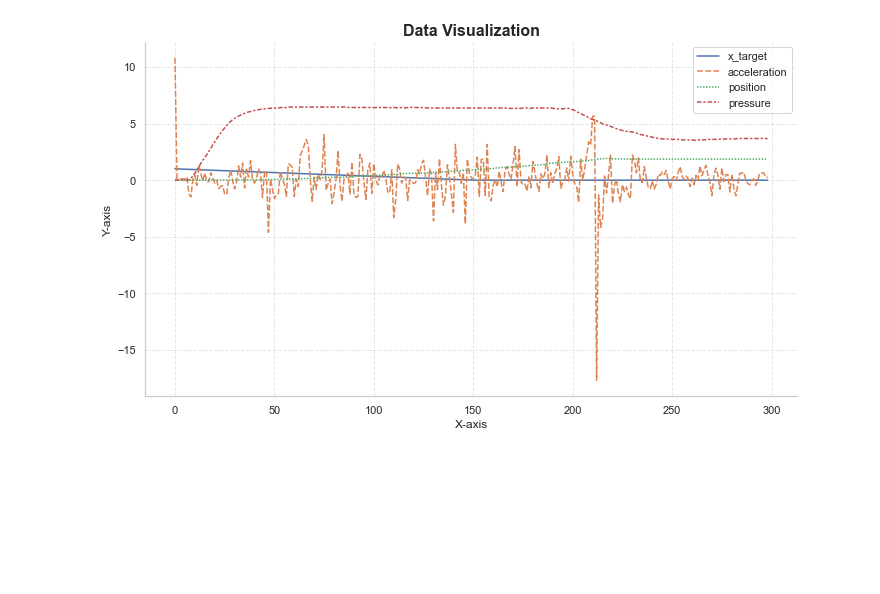
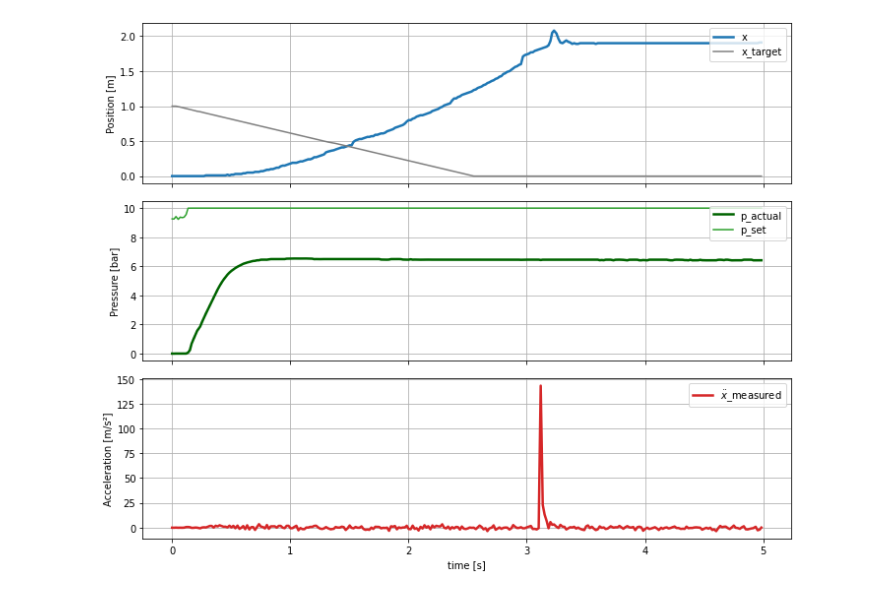
Before and after one commit to Sven-J-Steinert/Rocket-Hopper-DDPG, a Jupyter notebook: postprocessing.ipynb, the cells around one changed output. Saved outputs shown, nothing was run; the diff lists cells and outputs as text; code cells hidden in the pictures; blank space fills up the shorter version.

```diff
--- a/postprocessing.ipynb
+++ b/postprocessing.ipynb
@@ -0,0 +70,9 @@
+# %%
+# run 2 to 4 - mapping was correct
+names = ['logs_2024_01_25_-_15_24_03','logs_2024_01_25_-_15_30_25','logs_2024_01_25_-_15_30_55']
+
+for i, name in enumerate(names):
+    file = f'./{folder}/{name}.txt'
+    df = pd.read_csv(file)
+    df = recreate_action(df)
+    df.to_csv(f'{folder}/run{i+2}.csv', index=False)
@@ -1,38 +81,62 @@
 # %%
 import pandas as pd
-import seaborn as sns
 import matplotlib.pyplot as plt
-# Replace 'data.csv' with the actual path to your CSV file
-csv_file = 'logs_2024_01_25_-_15_30_55.txt'
+import numpy as np
 
-# Load CSV into a Pandas DataFrame
-df = pd.read_csv(csv_file)
+folder = 'logs'
+runs = ['run1','run2','run3','run4']
+file_type = 'csv'
 
-# Drop the 'Loop Time' and 'Teensy Timer' columns
-df.drop(['loop_timer', 'teensy_time', 'counter'], axis=1, inplace=True)
 
-# Set the style
-sns.set(style="whitegrid")
+def plot_columns(df,i):
+    fig, axes = plt.subplots(3, 1, figsize=(10, 8))
 
-# Create a figure and axes
-fig, ax = plt.subplots(figsize=(10, 6))
+    timestamps = np.array(df['loop_timer'])
+    time = (timestamps - timestamps[0])
 
-# Plot the dataframe
-sns.lineplot(data=df, ax=ax)
+    # Plot position
+    axes[0].plot(time, np.array(df['position']),label='x',linewidth=2.5)
+    axes[0].plot(time, np.array(df['x_target']),label='x_target',color="tab:grey")
+    #axes[0].set_title('Position')
+    #axes[0].set_xlabel('time [s]')
+    axes[0].set_ylabel('Position [m]')
+    axes[0].legend(loc='upper right')
+    axes[0].tick_params(axis='x', which='both', bottom=True, top=False, labelbottom=False)
+    axes[0].grid(True)
 
-# Set the title, x-axis label, and y-axis label
-ax.set_title('Data Visualization', fontsize=16, fontweight='bold')
-ax.set_xlabel('X-axis', fontsize=12)
-ax.set_ylabel('Y-axis', fontsize=12)
+    # Plot pressure
+    axes[1].plot(time, np.array(df['pressure']),label='p_actual',color="darkgreen",linewidth=2.5)
+    axes[1].plot(time, np.array(df['action']),label='p_set',color="tab:green",linewidth=1.5)
+    #axes[1].set_title('Pressure')
+    axes[1].set_ylabel('Pressure [bar]')
+    axes[1].legend(loc='upper right')
+    axes[1].tick_params(axis='x', which='both', bottom=True, top=False, labelbottom=False)
+    axes[1].grid(True)
 
-# Add grid lines
-ax.grid(True, linestyle='--', alpha=0.5)
+    # Plot acceleration
+    axes[2].plot(time, np.array(df['acceleration']),label='$\ddot{x}$_measured',color="tab:red",linewidth=2.5)
+    #axes[2].set_title('Acceleration')
+    #axes[2].set_xlabel('time [s]')
+    axes[2].set_ylabel('Acceleration [m/s²]')
+    axes[2].legend(loc='upper right')
+    axes[2].set_xlabel('time [s]')
+    axes[2].grid(True)
 
-# Remove the top and right spines
-ax.spines['top'].set_visible(False)
-ax.spines['right'].set_visible(False)
+    plt.tight_layout()
+    plt.savefig(f'img/run{i}.png', bbox_inches='tight', dpi= 300, facecolor='white')
+    plt.show()
 
-# Show the plot
-plt.tight_layout()
-plt.show()
+
+for i , run in enumerate(runs):
+    # Replace 'data.csv' with the actual path to your CSV file
+    file = f'./{folder}/{run}.{file_type}'
+
+    # Load CSV into a Pandas DataFrame
+    df = pd.read_csv(file)
+    print(f'''
+    ==========================================================================================
+                                            RUN {i+1}
+    ==========================================================================================
+    ''')
+    plot_columns(df,i+1)
 # %% [output]
@@ -39 +146 @@ plt.show()
-[figure, old version]
+[figure, new version]
```
Also changed, not shown: parts of 20 cells of this notebook.
